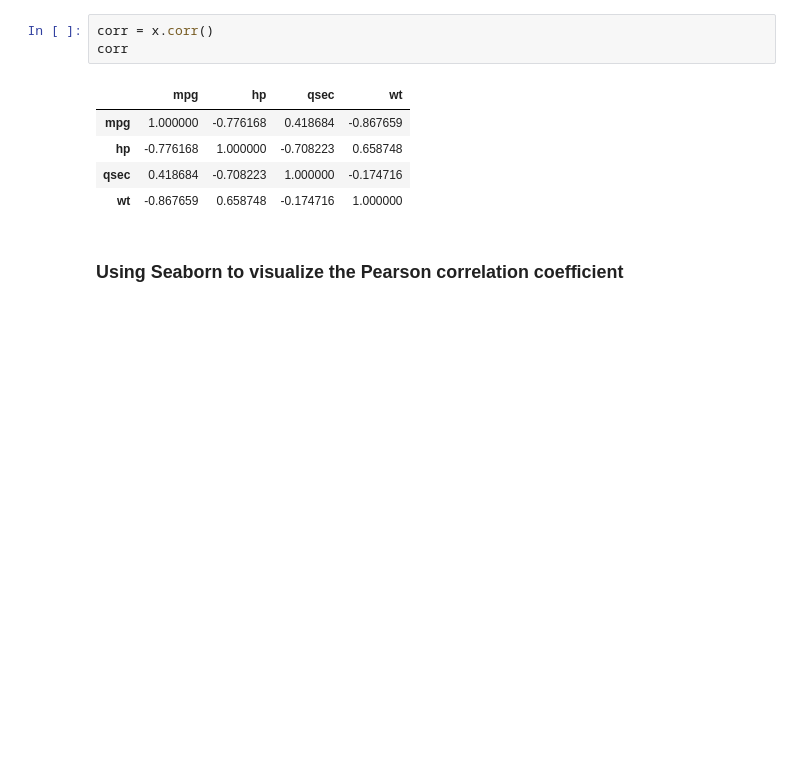
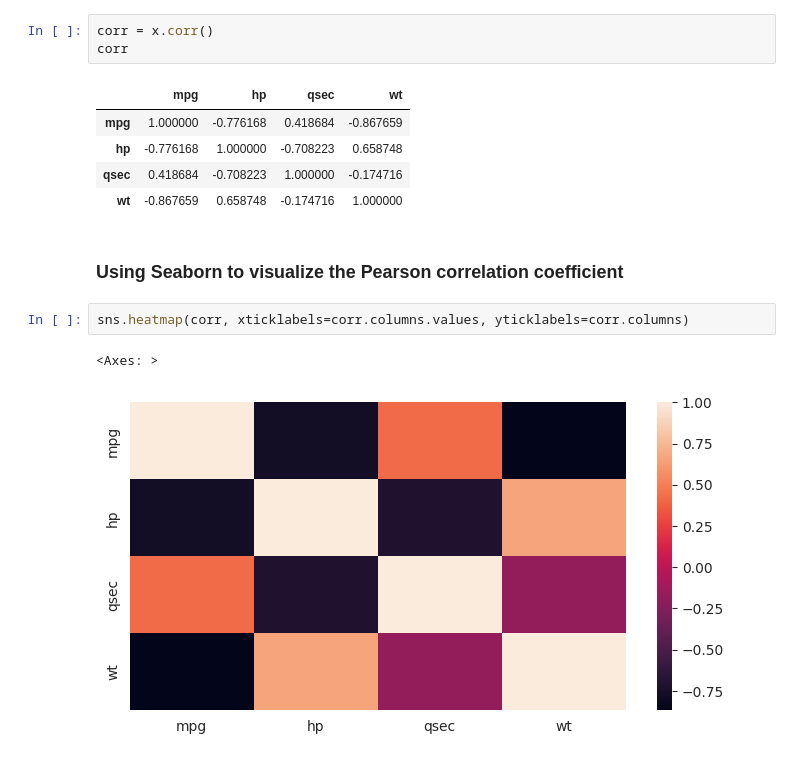
Before and after one commit to MaryWagura/python_for_deep_learning, a Jupyter notebook: notebooks/05_04b.ipynb, the cells around one changed output. Cells and saved outputs as stored; diff of their text form; blank space fills up the shorter version.

Commit message:
pairplot- heatmap

```diff
--- a/notebooks/05_04b.ipynb
+++ b/notebooks/05_04b.ipynb
@@ -67,3 +67,8 @@ corr
 | wt | -0.867659 | 0.658748 | -0.174716 | 1.000000 |
 # %% [markdown]
 ### Using Seaborn to visualize the Pearson correlation coefficient
+# %%
+sns.heatmap(corr, xticklabels=corr.columns.values, yticklabels=corr.columns)
+# %% [output]
+<Axes: >
+[figure, added]
```
